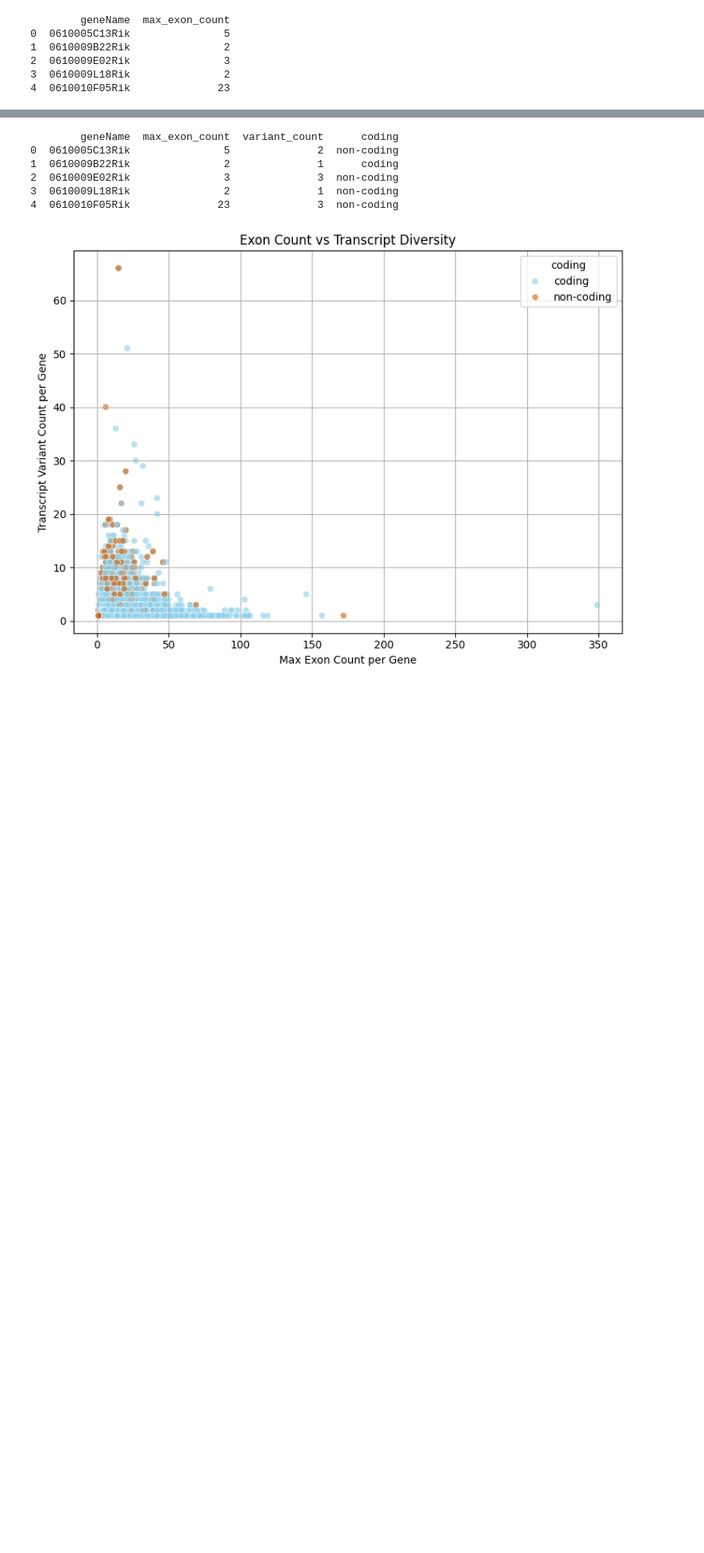
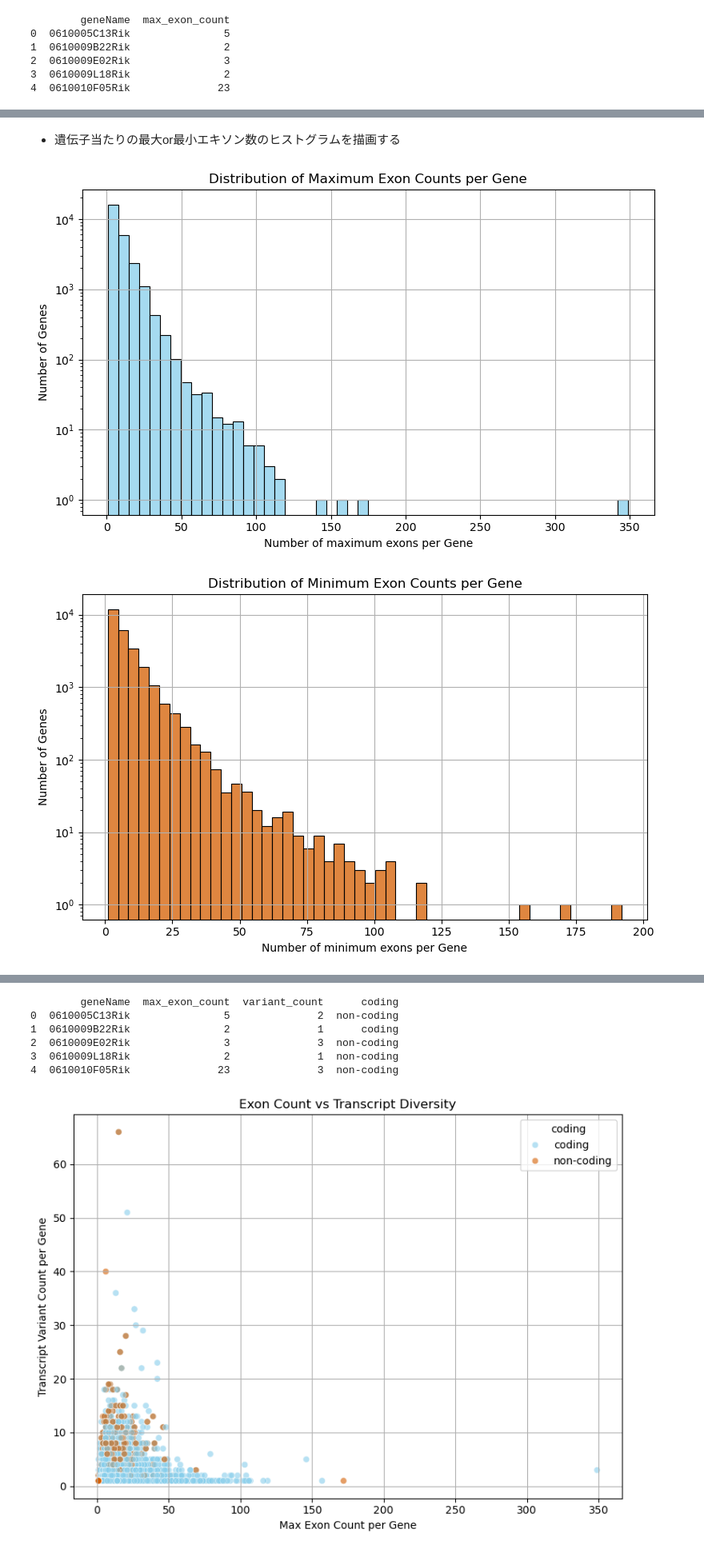
Before and after one commit to kinari-labwork/AltEx-BE, a Jupyter notebook: script/exon_analysis.ipynb, the cells around one changed output, grey strips where cells are left out. Shown: that part at 80% size. Drawn from its saved outputs; the diff is of its cells as text; code cells hidden in the pictures; blank space fills up the shorter version.

```diff
--- a/script/exon_analysis.ipynb
+++ b/script/exon_analysis.ipynb
@@ -178,7 +224,7 @@ print(data[data["geneName"] == "Celf4"].head(10))
 # %%
-exon_counts = refflat.groupby("geneName")["exonCount"].max().reset_index()
-exon_counts.columns = ["geneName", "max_exon_count"]
-print(exon_counts.head())
+maximum_exon_counts = data.groupby("geneName")["exonCount"].max().reset_index()
+maximum_exon_counts.columns = ["geneName", "max_exon_count"]
+print(maximum_exon_counts.head())
 # %% [output]
         geneName  max_exon_count
 0  0610005C13Rik               5
@@ -186,3 +232,7 @@ print(exon_counts.head())
 2  0610009E02Rik               3
 3  0610009L18Rik               2
 4  0610010F05Rik              23
+# %%
+minimum_exon_counts = data.groupby("geneName")["exonCount"].min().reset_index()
+minimum_exon_counts.columns = ["geneName", "min_exon_count"]
+print(minimum_exon_counts.head())
@@ -199,0 +258,37 @@ print(data.head(2))
+# %% [markdown]
+- 遺伝子当たりの最大or最小エキソン数のヒストグラムを描画する
+# %%
+plt.figure(figsize= (8,5))
+sns.histplot(maximum_exon_counts["max_exon_count"], bins=50, kde=False, color="skyblue")
+plt.xlabel("Number of maximum exons per Gene")
+plt.ylabel("Number of Genes")
+plt.title("Distribution of Maximum Exon Counts per Gene")
+plt.grid(True)
+plt.yscale('log')
+plt.tight_layout()
+plt.show()
+
+plt.figure(figsize= (8,5))
+sns.histplot(minimum_exon_counts["min_exon_count"], bins=50, kde=False, color="#D55E00")
+plt.xlabel("Number of minimum exons per Gene")
+plt.ylabel("Number of Genes")
+plt.title("Distribution of Minimum Exon Counts per Gene")
+plt.grid(True)
+plt.yscale('log')
+plt.tight_layout()
+plt.show()
+
+range_exon_counts = maximum_exon_counts.merge(minimum_exon_counts, on="geneName", how="left")
+range_exon_counts["exon_count_range"] = range_exon_counts["max_exon_count"] - range_exon_counts["min_exon_count"]
+plt.figure(figsize=(8, 5))
+sns.histplot(range_exon_counts["exon_count_range"], bins=50, kde=False, color="lightgreen")
+plt.xlabel("Range of Exon Counts per Gene")
+plt.ylabel("Number of Genes")
+plt.title("Distribution of Exon Count Range per Gene")
+plt.grid(True)
+plt.yscale('log')
+plt.tight_layout()
+plt.show()
+# %% [output]
+[figure, added]
+[figure, added]
```
Also changed, not shown: parts of 33 cells of this notebook.
